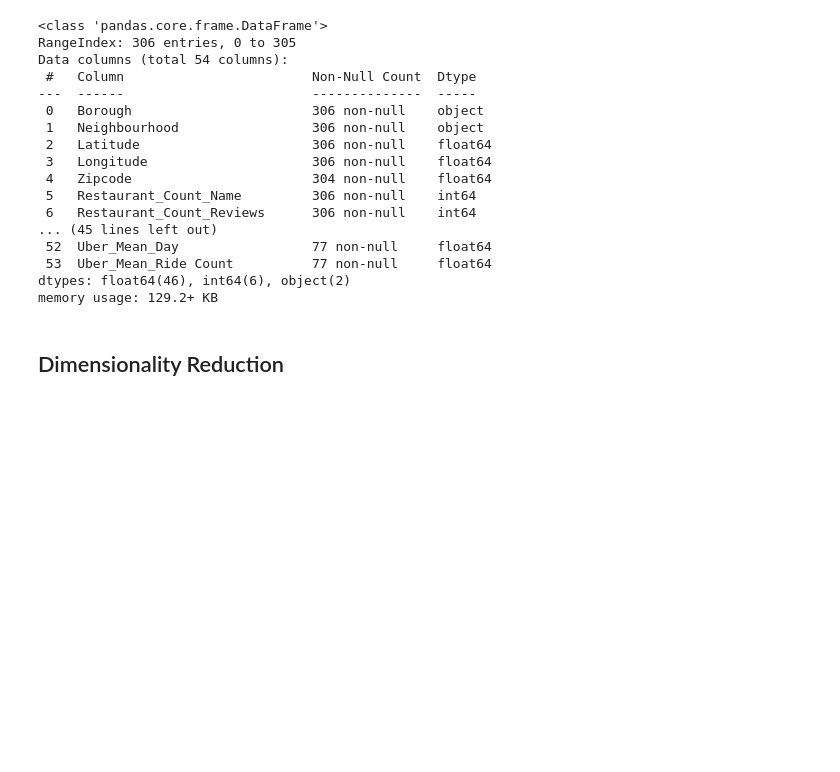
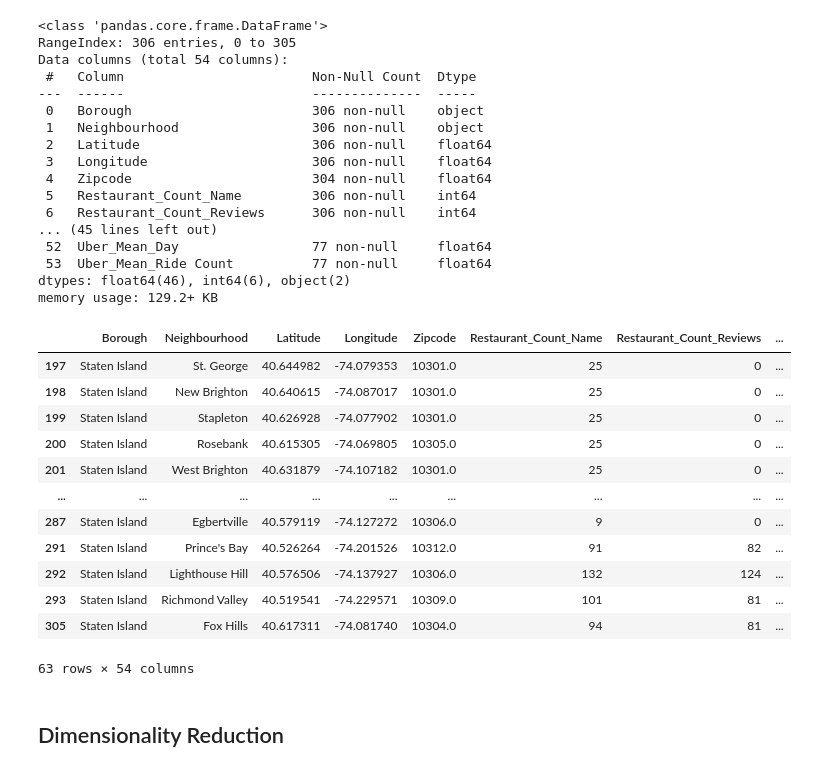
Before and after one commit to annleystanley/Midterm-Project, a Jupyter notebook: modeling_v1.ipynb, the cells around one changed output. Saved outputs shown, nothing was run; the diff lists cells and outputs as text; code cells hidden in the pictures; blank space fills up the shorter version.

```diff
--- a/modeling_v1.ipynb
+++ b/modeling_v1.ipynb
@@ -58,6 +58,22 @@ Data columns (total 54 columns):
  53  Uber_Mean_Ride Count          77 non-null     float64
 dtypes: float64(46), int64(6), object(2)
 memory usage: 129.2+ KB
+# %%
+nyc[nyc['Borough'] == 'Staten Island']
+# %% [output]
+|  | Borough | Neighbourhood | Latitude | Longitude | Zipcode | Restaurant_Count_Name | Restaurant_Count_Reviews | ... |
+| 197 | Staten Island | St. George | 40.644982 | -74.079353 | 10301.0 | 25 | 0 | ... |
+| 198 | Staten Island | New Brighton | 40.640615 | -74.087017 | 10301.0 | 25 | 0 | ... |
+| 199 | Staten Island | Stapleton | 40.626928 | -74.077902 | 10301.0 | 25 | 0 | ... |
+| 200 | Staten Island | Rosebank | 40.615305 | -74.069805 | 10305.0 | 25 | 0 | ... |
+| 201 | Staten Island | West Brighton | 40.631879 | -74.107182 | 10301.0 | 25 | 0 | ... |
+| ... | ... | ... | ... | ... | ... | ... | ... | ... |
+| 287 | Staten Island | Egbertville | 40.579119 | -74.127272 | 10306.0 | 9 | 0 | ... |
+| 291 | Staten Island | Prince's Bay | 40.526264 | -74.201526 | 10312.0 | 91 | 82 | ... |
+| 292 | Staten Island | Lighthouse Hill | 40.576506 | -74.137927 | 10306.0 | 132 | 124 | ... |
+| 293 | Staten Island | Richmond Valley | 40.519541 | -74.229571 | 10309.0 | 101 | 81 | ... |
+| 305 | Staten Island | Fox Hills | 40.617311 | -74.081740 | 10304.0 | 94 | 81 | ... |
+63 rows × 54 columns
 # %% [markdown]
 ## Dimensionality Reduction
 # %% [markdown]
```
Also changed, not shown: parts of 8 cells of this notebook, 7 other files.
